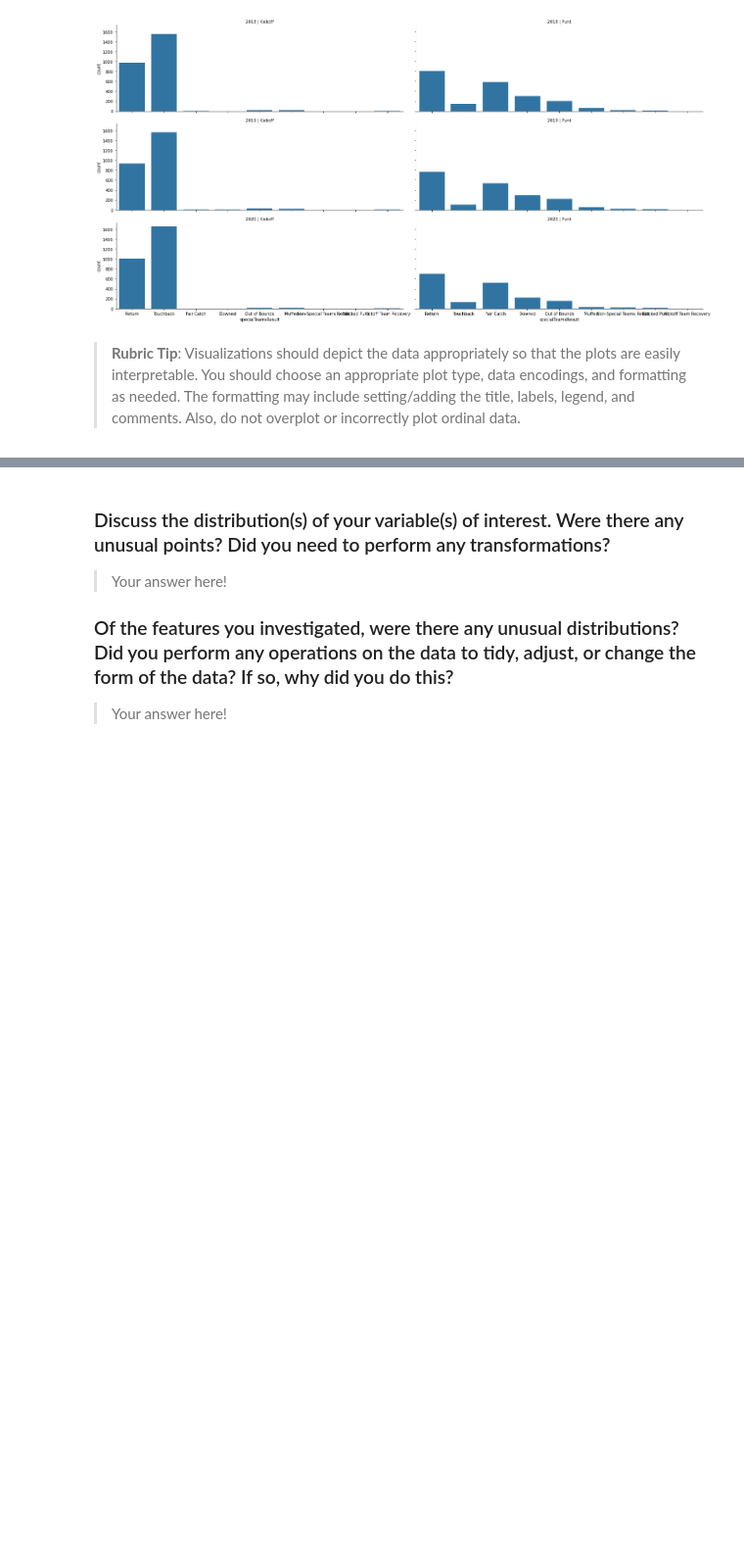
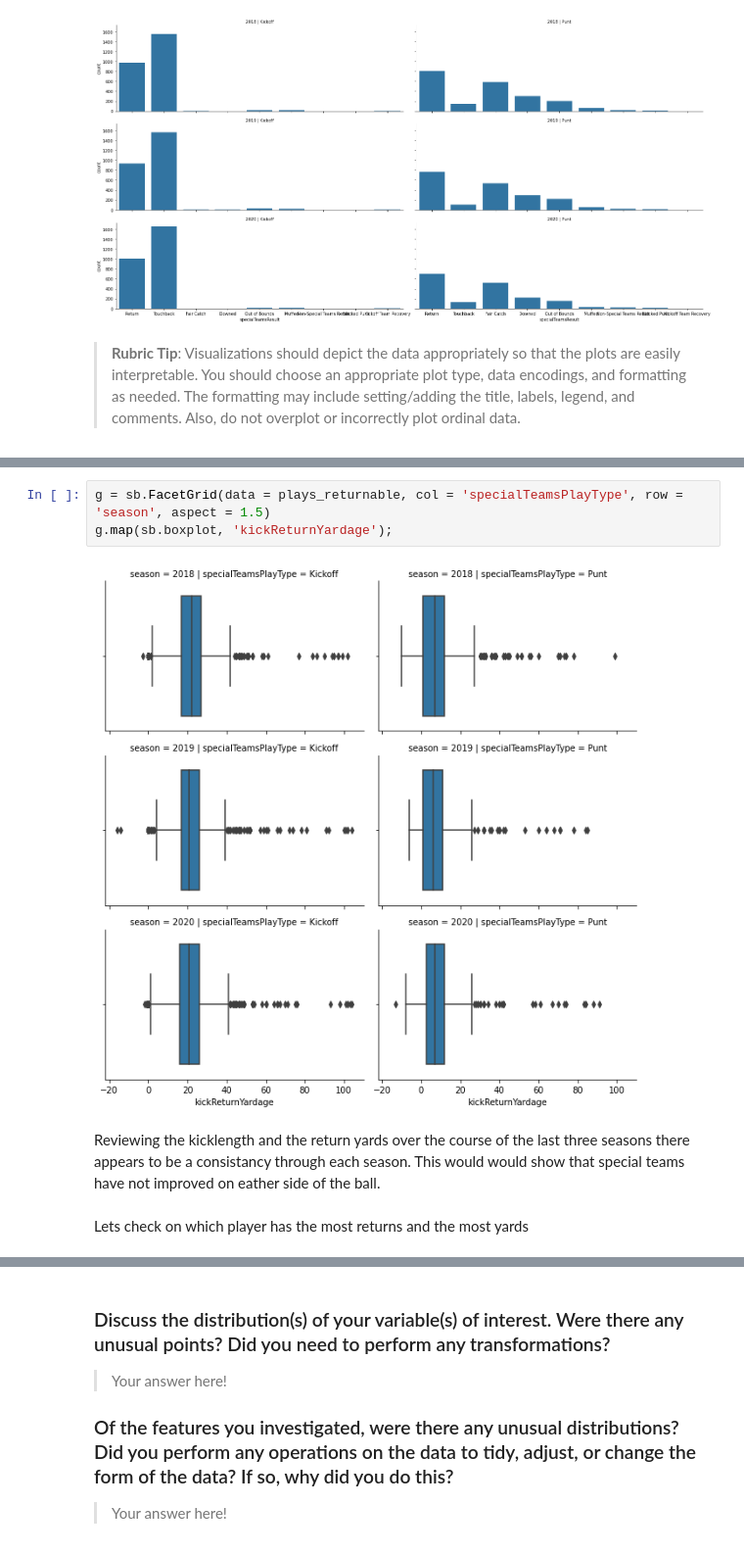
Before and after one commit to dkrejcarek/punt_analysis, a Jupyter notebook: Part_I_exploration_template.ipynb, the cells around one changed output, grey strips where cells are left out. Shown: that part at 98% size. Drawn from its saved outputs; the diff is of its cells as text; blank space fills up the shorter version.

```diff
--- a/Part_I_exploration_template.ipynb
+++ b/Part_I_exploration_template.ipynb
@@ -161,0 +159,9 @@ plt.hist(plays_returnable['kickReturnYardage']);
+# %%
+g = sb.FacetGrid(data = plays_returnable, col = 'specialTeamsPlayType', row = 'season', aspect = 1.5)
+g.map(sb.boxplot, 'kickReturnYardage');
+# %% [output]
+[figure, added]
+# %% [markdown]
+Reviewing the kicklength and the return yards over the course of the last three seasons there appears to be a consistancy through each season.  This would would show that special teams have not improved on eather side of the ball.
+# %% [markdown]
+Lets check on which player has the most returns and the most yards
```
Also changed, not shown: parts of 10 cells of this notebook.
